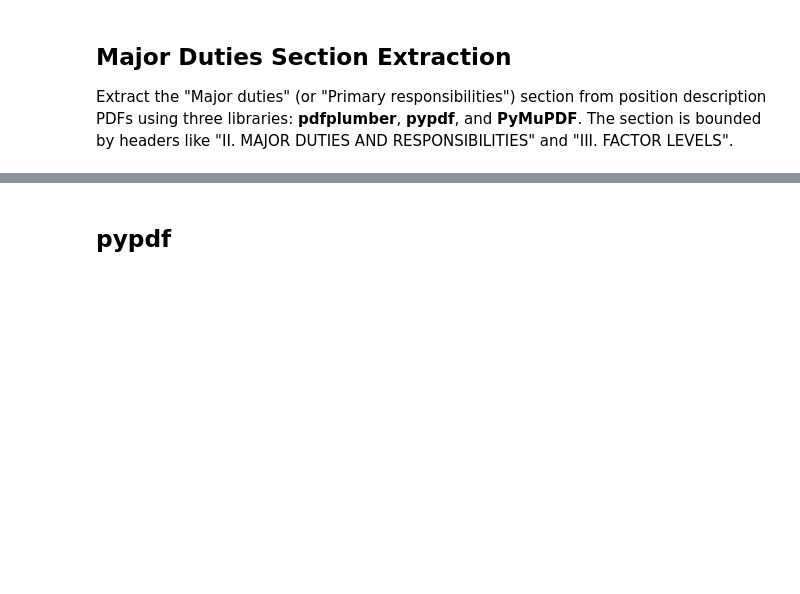
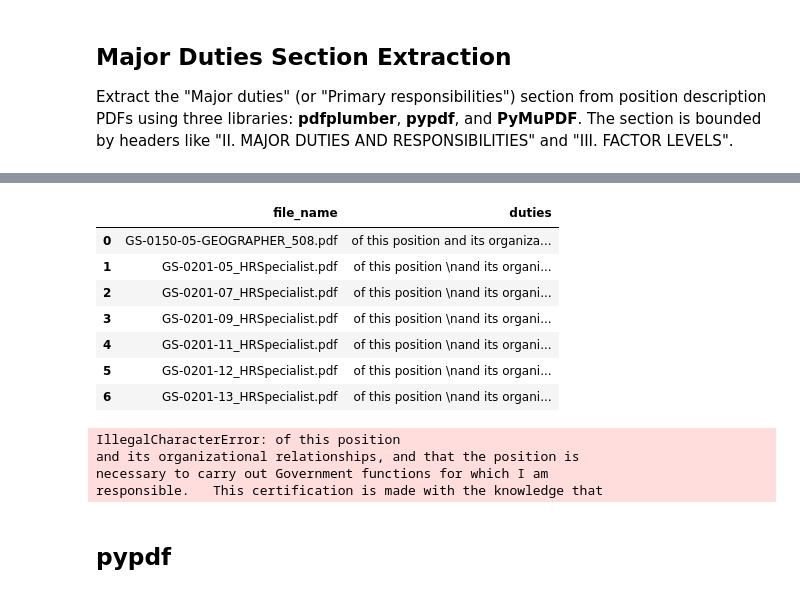
Before and after one commit to stephtsa/job_description_analysis, a Jupyter notebook: job_description_analysis_m2.ipynb, the cells around one changed output, grey strips where cells are left out. Saved outputs shown, nothing was run; the diff lists cells and outputs as text; code cells hidden in the pictures; blank space fills up the shorter version.

```diff
--- a/job_description_analysis_m2.ipynb
+++ b/job_description_analysis_m2.ipynb
@@ -323,3 +444,37 @@ None
+# %%
+#test with pymupdf
+data_dict = {}  # list to hold each row dict
+
+for i, file in enumerate(os.listdir("HR")):
+    df_row = extract_major_duties_pymupdf(f"HR/{file}")
+    if df_row:  # Only append non-empty results
+        data_dict[f"{file}"] = df_row
+
+# # #region agent log
+# import json
+# with open("debug-f1cfa6.log", "a") as _f:
+#     _f.write(json.dumps({"sessionId": "f1cfa6", "runId": "pre-fix", "hypothesisId": "H1", "location": "job_description_analysis_m2.ipynb:batch cell", "message": "data_dict before DataFrame", "data": {"len": len(data_dict), "value_types": [type(v).__name__ for v in (list(data_dict.values())[:3] if data_dict else [])], "sample_key": list(data_dict.keys())[0] if data_dict else None}, "timestamp": __import__("time").time() * 1000}) + "\n")
+# # #endregion
+
+HR_df = pd.DataFrame([{"file_name": k, "duties": v} for k, v in data_dict.items()])
+# test_df.reset_index(inplace=True, columns = ['file_name', 'duties'])  # removed: reset_index has no 'columns' param; columns already set above
+#test_df.head()
+#test_df.shape
+display(HR_df)
+HR_df.to_excel("HR_pymupdf_test.xlsx")
+# %% [output]
+|  | file_name | duties |
+| 0 | GS-0150-05-GEOGRAPHER_508.pdf | of this position and its organiza... |
+| 1 | GS-0201-05_HRSpecialist.pdf | of this position \nand its organi... |
+| 2 | GS-0201-07_HRSpecialist.pdf | of this position \nand its organi... |
+| 3 | GS-0201-09_HRSpecialist.pdf | of this position \nand its organi... |
+| 4 | GS-0201-11_HRSpecialist.pdf | of this position \nand its organi... |
+| 5 | GS-0201-12_HRSpecialist.pdf | of this position \nand its organi... |
+| 6 | GS-0201-13_HRSpecialist.pdf | of this position \nand its organi... |
+IllegalCharacterError: of this position
+and its organizational relationships, and that the position is
+necessary to carry out Government functions for which I am
+responsible.   This certification is made with the knowledge that
 # %% [markdown]
 ## pypdf
 # %%
```
Also changed, not shown: parts of 9 cells of this notebook.
